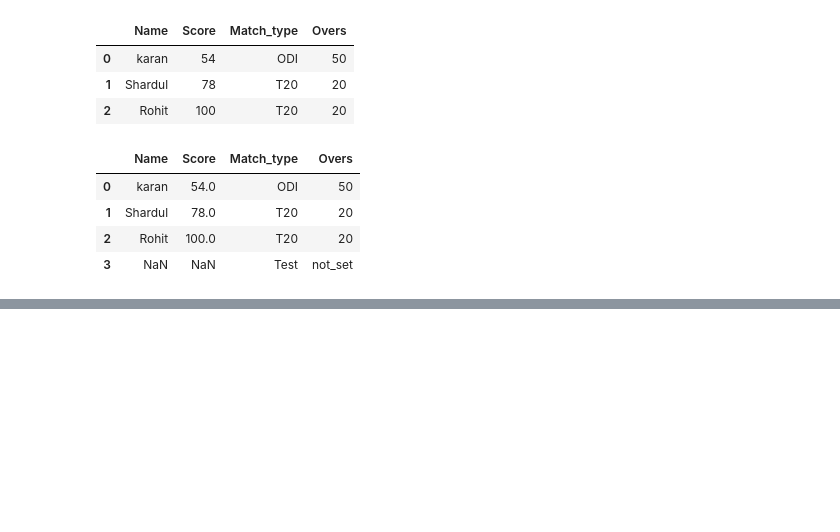
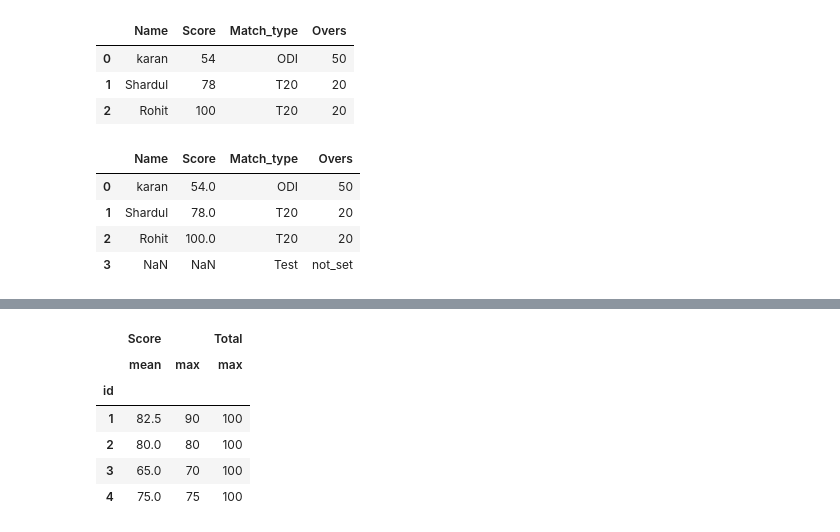
Before and after one commit to arunChauhan-coder/Pandas, a Jupyter notebook: InterviewPrep.ipynb, the cells around one changed output, grey strips where cells are left out. Cells and saved outputs as stored; diff of their text form; code cells hidden in the pictures; blank space fills up the shorter version.

```diff
--- a/InterviewPrep.ipynb
+++ b/InterviewPrep.ipynb
@@ -676,0 +787,10 @@ pd.merge(df8,df9,how ="right",on = "Match_type")
+# %%
+data.groupby("id").agg({"Score":["mean","max"],"Total":["max"]})
+# %% [output]
+|  | Score |  | Total |
+|  | mean | max | max |
+| id |  |  |  |
+| 1 | 82.5 | 90 | 100 |
+| 2 | 80.0 | 80 | 100 |
+| 3 | 65.0 | 70 | 100 |
+| 4 | 75.0 | 75 | 100 |
```
Also changed, not shown: parts of 38 cells of this notebook.
